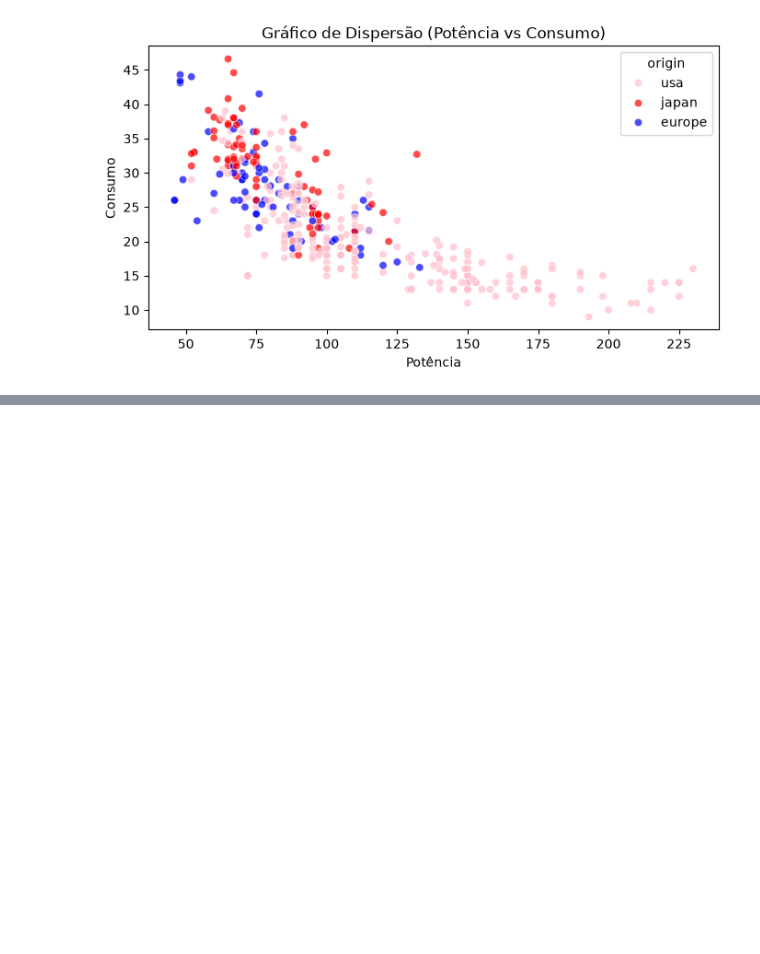
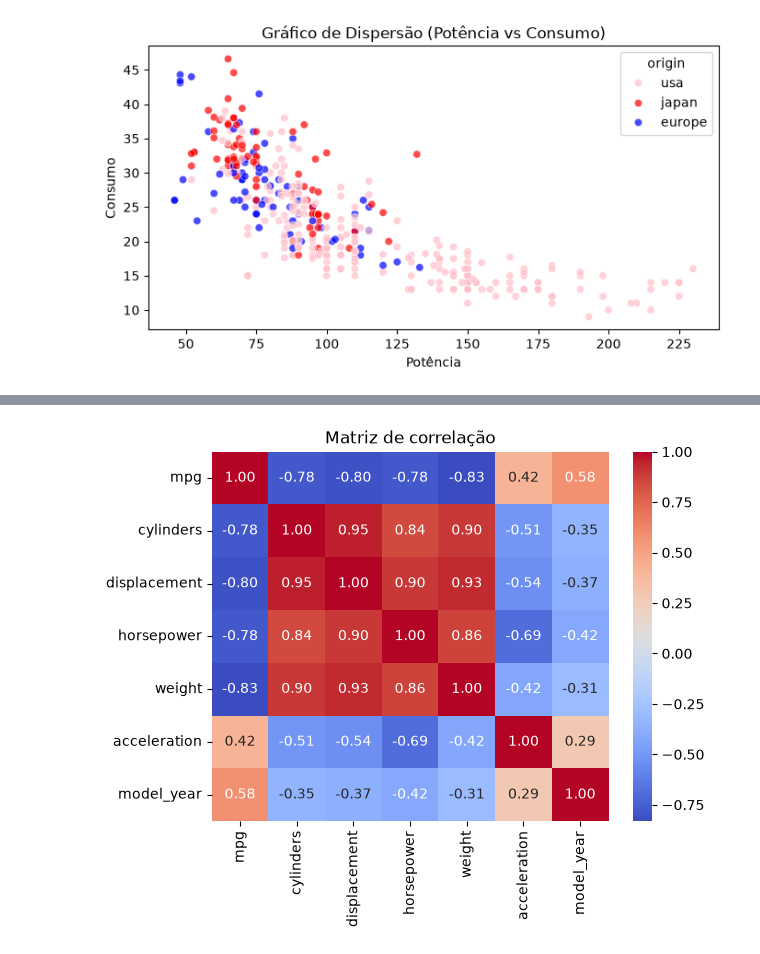
Before and after one commit to gidbem/gr-ficos_atv, a Jupyter notebook: atividade.ipynb, the cells around one changed output, grey strips where cells are left out. Drawn from its saved outputs; the diff is of its cells as text; code cells hidden in the pictures; blank space fills up the shorter version.

```diff
--- a/atividade.ipynb
+++ b/atividade.ipynb
@@ -113,0 +135,8 @@ plt.show()
+# %%
+#Seperando os dados numericos
+df_mum_mpg1 = df_mpg[['mpg','cylinders', 'displacement', 'horsepower', 'weight', 'acceleration', 'model_year']]
+
+df_mum_mpg2 = df_mpg.select_dtypes(['float', 'int64'])
+
+display(df_mum_mpg1)
+display(df_mum_mpg2)
@@ -113,0 +170,13 @@ plt.show()
+# %%
+#calculando a matriz de correlação
+matriz_corr = df_mum_mpg1.corr()
+
+#Criando o mapa de calor
+sns.heatmap(matriz_corr, annot=True, fmt='.2f', cmap='coolwarm')
+
+#grafico
+plt.title('Matriz de correlação')
+
+plt.show()
+# %% [output]
+[figure, added]
```
Also changed, not shown: parts of 5 cells of this notebook.
